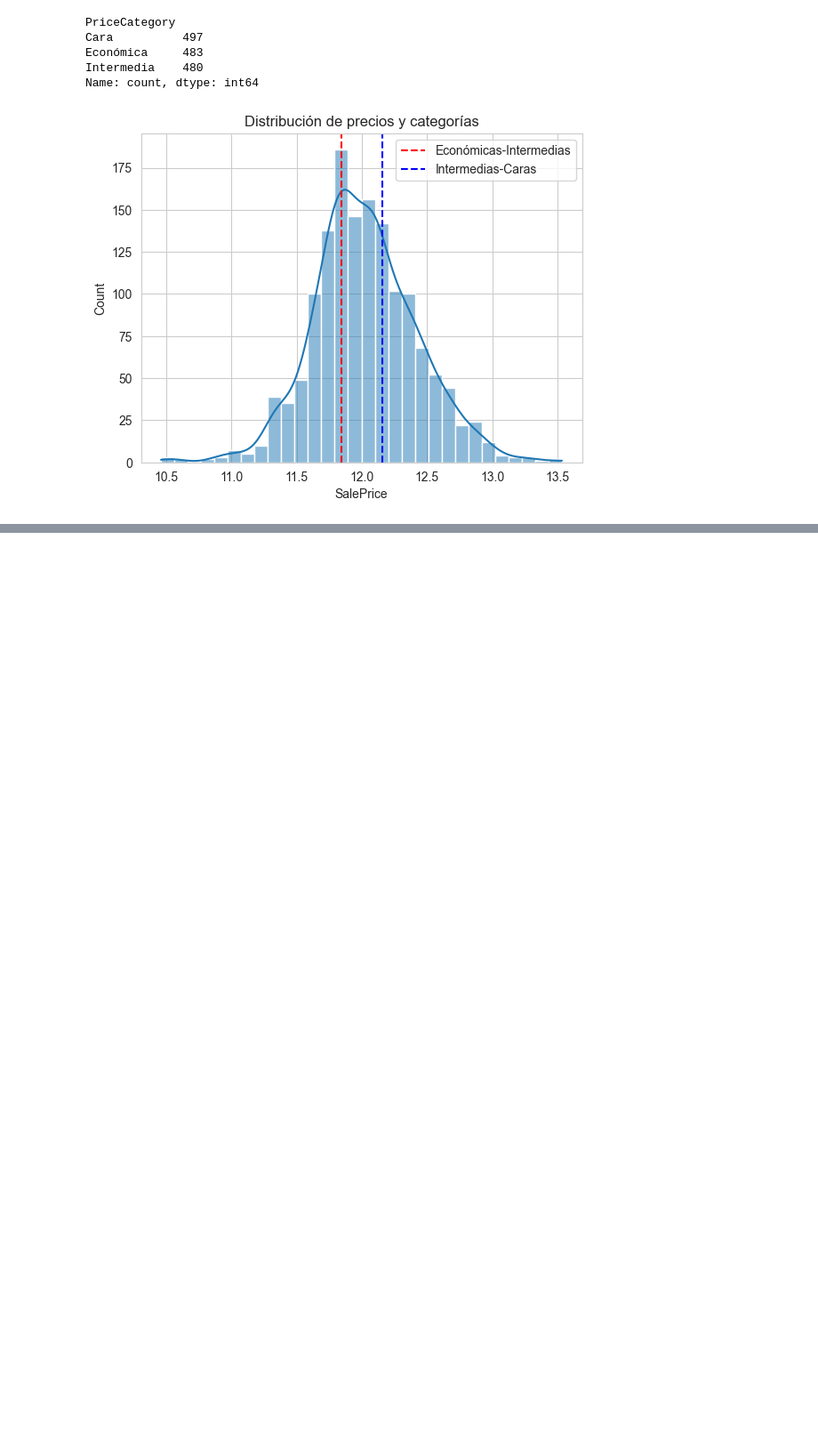
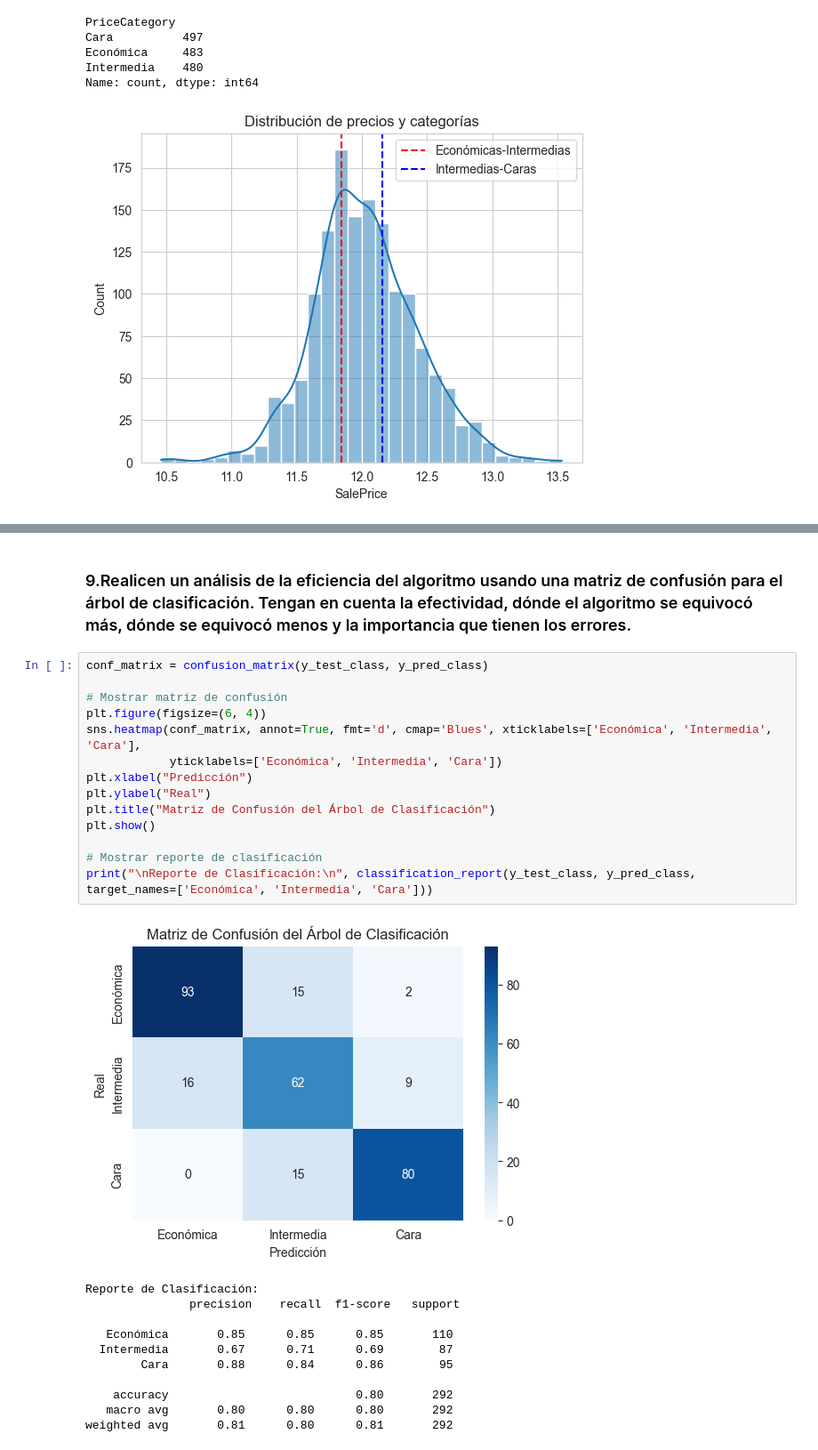
Before and after one commit to Riv2oo4/Proyecto1_MD, a Jupyter notebook: proyecto1.ipynb, the cells around one changed output, grey strips where cells are left out. Shown at 89% size. Cells and saved outputs as stored; diff of their text form; blank space fills up the shorter version.

```diff
--- a/proyecto1.ipynb
+++ b/proyecto1.ipynb
@@ -622,0 +662,28 @@ Name: count, dtype: int64
+# %% [markdown]
+### 9.Realicen un análisis de la eficiencia del algoritmo usando una matriz de confusión para el árbol de clasificación. Tengan en cuenta la efectividad, dónde el algoritmo se equivocó más, dónde se equivocó menos y la importancia que tienen los errores.
+# %%
+conf_matrix = confusion_matrix(y_test_class, y_pred_class)
+
+# Mostrar matriz de confusión
+plt.figure(figsize=(6, 4))
+sns.heatmap(conf_matrix, annot=True, fmt='d', cmap='Blues', xticklabels=['Económica', 'Intermedia', 'Cara'],
+            yticklabels=['Económica', 'Intermedia', 'Cara'])
+plt.xlabel("Predicción")
+plt.ylabel("Real")
+plt.title("Matriz de Confusión del Árbol de Clasificación")
+plt.show()
+
+# Mostrar reporte de clasificación
+print("\nReporte de Clasificación:\n", classification_report(y_test_class, y_pred_class, target_names=['Económica', 'Intermedia', 'Cara']))
+# %% [output]
+[figure, added]
+Reporte de Clasificación:
+               precision    recall  f1-score   support
+
+   Económica       0.85      0.85      0.85       110
+  Intermedia       0.67      0.71      0.69        87
+        Cara       0.88      0.84      0.86        95
+
+    accuracy                           0.80       292
+   macro avg       0.80      0.80      0.80       292
+weighted avg       0.81      0.80      0.81       292
```
Also changed, not shown: parts of 8 cells of this notebook.
